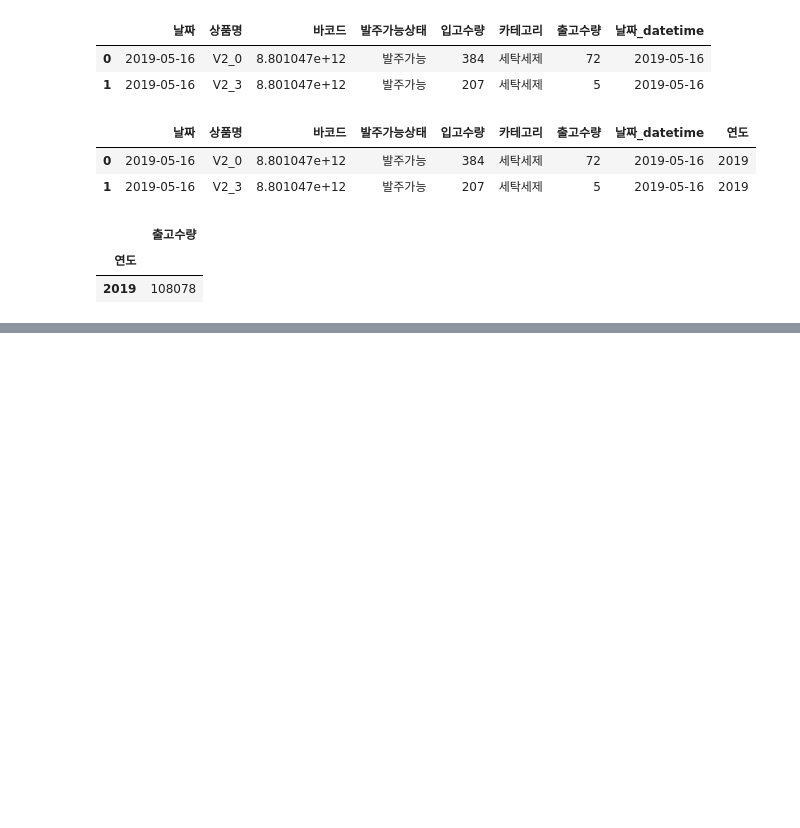
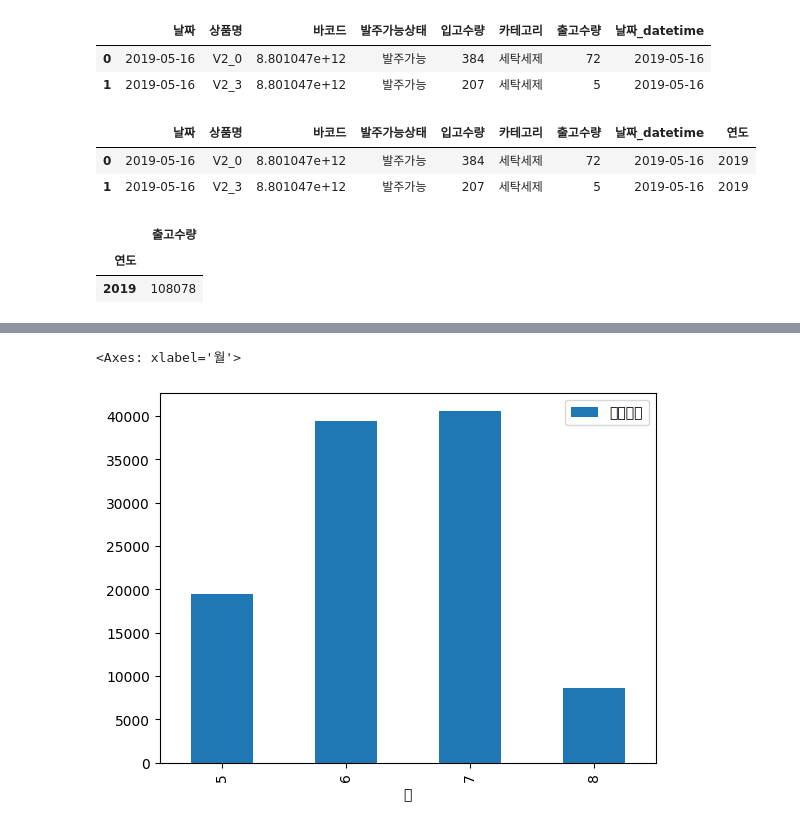
Before and after one commit to won195/TIL, a Jupyter notebook: [매일_10분_데이터_분석]_날짜데이터를_처리_하자!_(python_date_time_pandas).ipynb, the cells around one changed output, grey strips where cells are left out. Drawn from its saved outputs; the diff is of its cells as text; code cells hidden in the pictures; blank space fills up the shorter version.

```diff
--- a/[매일_10분_데이터_분석]_날짜데이터를_처리_하자!_(python_date_time_pandas).ipynb
+++ b/[매일_10분_데이터_분석]_날짜데이터를_처리_하자!_(python_date_time_pandas).ipynb
@@ -68,3 +68,8 @@ pd.pivot_table(data=df1, index='연도', values='출고수량', aggfunc='sum')
 |  | 출고수량 |
 | 연도 |  |
 | 2019 | 108078 |
+# %%
+df1['월'] = df1['날짜_datetime'].dt.month
+df1['주차'] = df1['날짜_datetime'].dt.week
+df1['일자'] = df1['날짜_datetime'].dt.day
+df1['요일'] = df1['날짜_datetime'].dt.day_name()
@@ -70,0 +82,5 @@ pd.pivot_table(data=df1, index='연도', values='출고수량', aggfunc='sum')
+# %%
+pd.pivot_table(data=df1, index='월', values='출고수량', aggfunc='sum').plot(kind='bar')
+# %% [output]
+<Axes: xlabel='월'>
+[figure, added]
```
Also changed, not shown: parts of 8 cells of this notebook.
